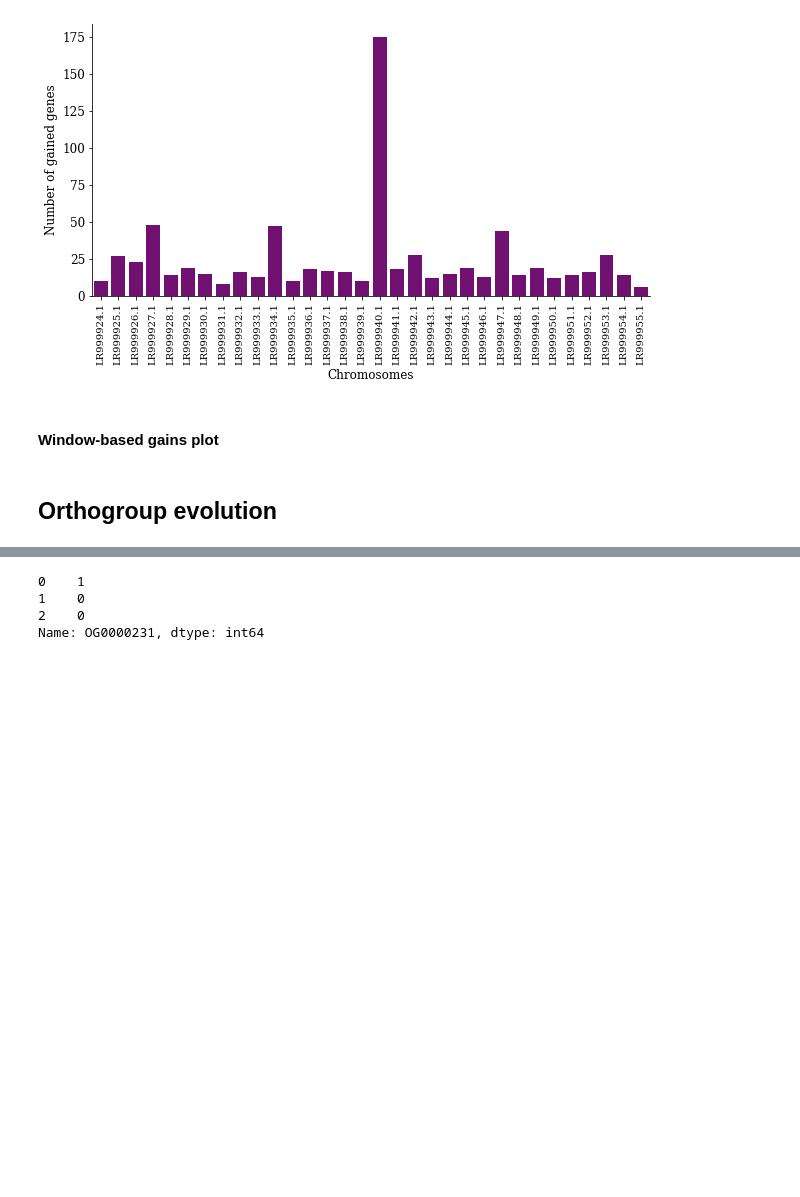
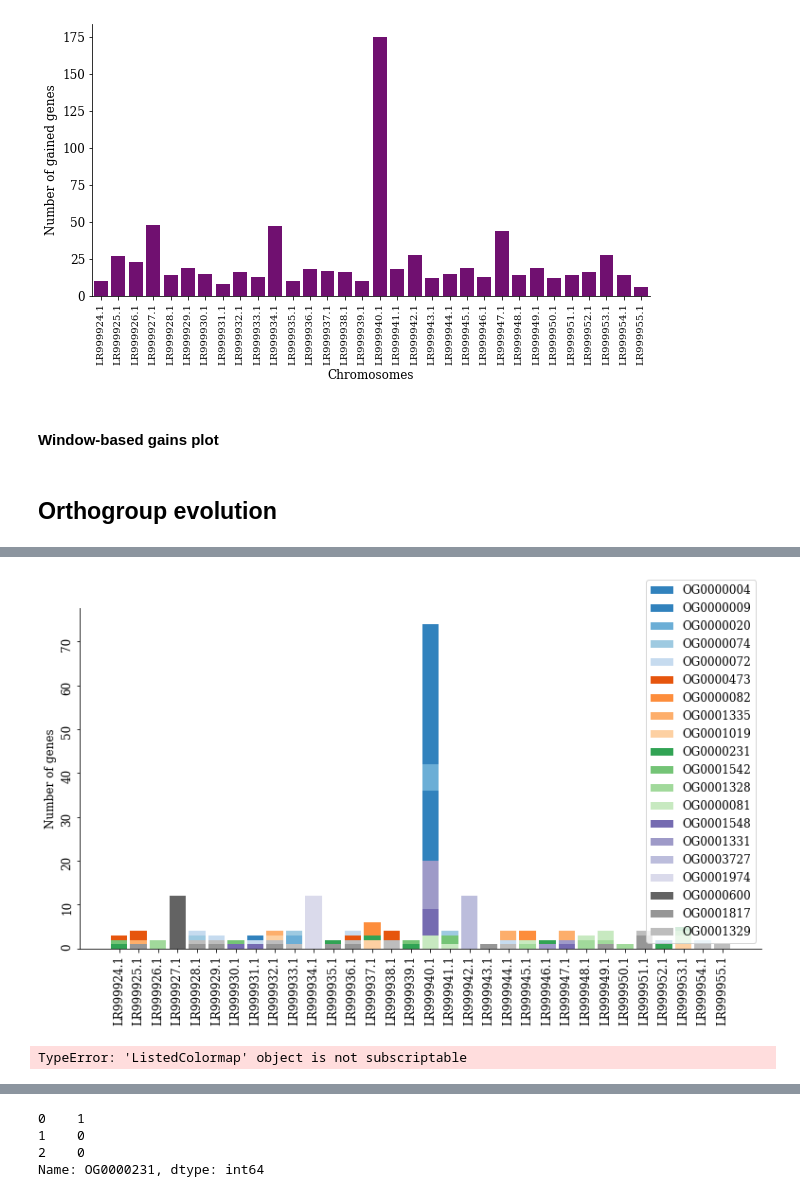
Before and after one commit to DaSh-bash/GenomeVanessa, a Jupyter notebook: Figures/VanessaGenomeFigures.ipynb, the cells around one changed output, grey strips where cells are left out. Saved outputs shown, nothing was run; the diff lists cells and outputs as text; code cells hidden in the pictures; blank space fills up the shorter version.

Commit message:
spatial orthogroups

```diff
--- a/Figures/VanessaGenomeFigures.ipynb
+++ b/Figures/VanessaGenomeFigures.ipynb
@@ -16,7 +16,7 @@ import re
 %matplotlib inline
 font = {'family' : 'Sans', 'weight' : 'normal','size': 16}
 ml.rc('font', **font)
-ml.rcParams['figure.figsize'] = (5.0, 5.0)
+#ml.rcParams['figure.figsize'] = (5.0, 5.0)
 ml.rcParams['text.usetex'] =False
 ml.rc('font', family='serif',size=12)
 # %% [markdown]
@@ -724,0 +1028,64 @@ chrom = ['LR999924.1', 'LR999925.1', 'LR999925.1']
+# %%
+new = open("/Users/dariashipilina/Documents/GitHub/GenomeVanessa/OrthogroupSpatialAnanlysis/Orthogroup_Abundance_top20.tsv").read()
+split_ = new.split('\n')
+#print(split_[1])
+eigve_array=[]
+#print(split_file2[2])
+for i in split_:
+    #print(i)
+    ii=i.split()
+    #print(ii)
+    eigve_array+=[ii]
+
+df=pd.DataFrame(eigve_array)
+og_names=eigve_array[0][1:]
+chroms= np.array(df[0][1:33])
+
+labels=chroms
+
+#color=['#8dd3c7','#ffffb3','#bebada','#fb8072','#80b1d3','#fdb462','#b3de69','#fccde5','#d9d9d9','#bc80bd','#ccebc5','#ffed6f']
+#color=['#a6cee3','#1f78b4','#b2df8a','#33a02c','#fb9a99','#e31a1c','#fdbf6f','#ff7f00','#cab2d6','#6a3d9a','#ffff99','#b15928']
+#color=['#543005','#8c510a','#bf812d','#dfc27d','#f6e8c3','#f5f5f5','#c7eae5','#80cdc1','#35978f','#01665e','#003c30']
+#color=['#7f3b08','#b35806','#e08214','#fdb863','#fee0b6','#f7f7f7','#d8daeb','#b2abd2','#8073ac','#542788','#2d004b']
+
+plt.rcParams['axes.spines.left'] = True
+plt.rcParams['axes.spines.right'] = False
+plt.rcParams['axes.spines.top'] = False
+plt.rcParams['axes.spines.bottom'] = True
+
+
+from pylab import *
+
+cmap = cm.get_cmap('tab20c', 20)
+#cmap = cm.get_cmap('Set1', 23) # PiYG
+colors=[]
+
+for i in range(cmap.N):
+    rgba = cmap(i)
+    # rgb2hex accepts rgb or rgba
+    #print(matplotlib.colors.rgb2hex(rgba))
+    colors+=[matplotlib.colors.rgb2hex(rgba)]
+
+#print(colors)
+color=colors
+
+width = 0.85
+fig = plt.figure()
+ax = fig.add_axes([0,0,1,1])
+ax.bar(labels, dfr['OG0000004'], width, color=color[0])
+for j in arange(19):
+    #print(dfr[og_names[j+1]])
+    ax.bar(labels, dfr[og_names[j+1]], width,bottom=dfr[og_names[j]], color=color[j])
+ax.set_ylabel('Number of genes')#orientation=u'vertical'
+ml.rcParams['figure.figsize'] = (10.0, 5.0)
+
+plt.xticks(rotation=90)
+plt.yticks(rotation=90)
+ax.legend(labels=og_names)
+
+plt.savefig("/Users/dariashipilina/Documents/GitHub/GenomeVanessa/Figures/01_GOTerms/spatial_ortho_color2.pdf",bbox_inches="tight")
+plt.savefig("/Users/dariashipilina/Documents/GitHub/GenomeVanessa/Figures/01_GOTerms/spatial_ortho_color2.png",bbox_inches="tight")
+
+plt.show()
+# %% [output]
+[figure, added]
@@ -724,0 +1098,10 @@ chrom = ['LR999924.1', 'LR999925.1', 'LR999925.1']
+# %%
+import numpy as np
+import matplotlib.pyplot as plt
+from matplotlib import cm
+from matplotlib.colors import ListedColormap, LinearSegmentedColormap
+
+cm = plt.cm.get_cmap('tab20b')
+print(cm[1])
+# %% [output]
+TypeError: 'ListedColormap' object is not subscriptable
```
Also changed, not shown: parts of 18 cells of this notebook, 4 other files.
